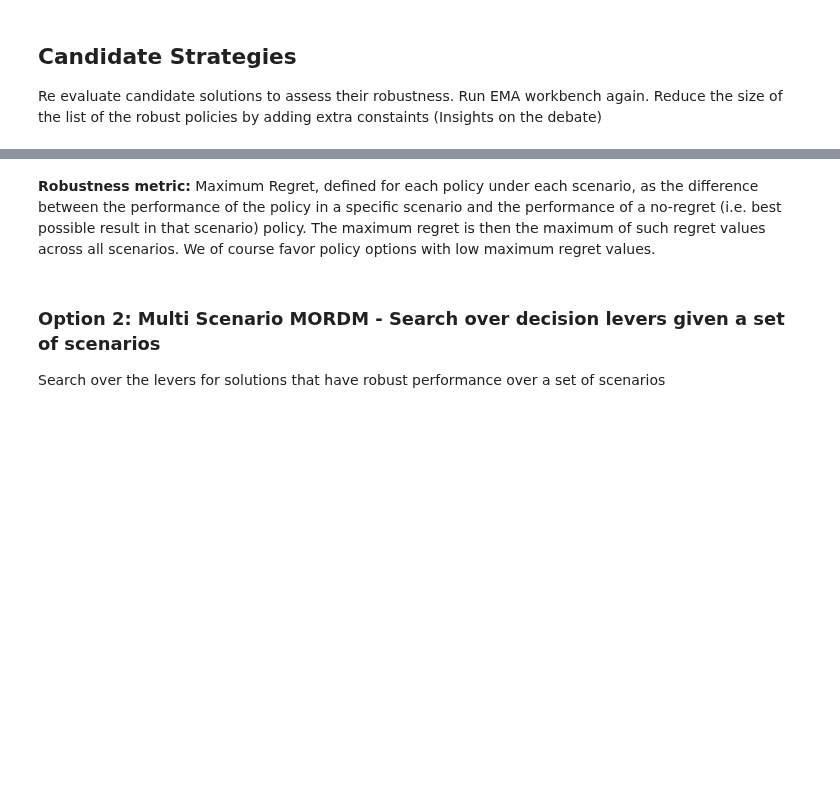
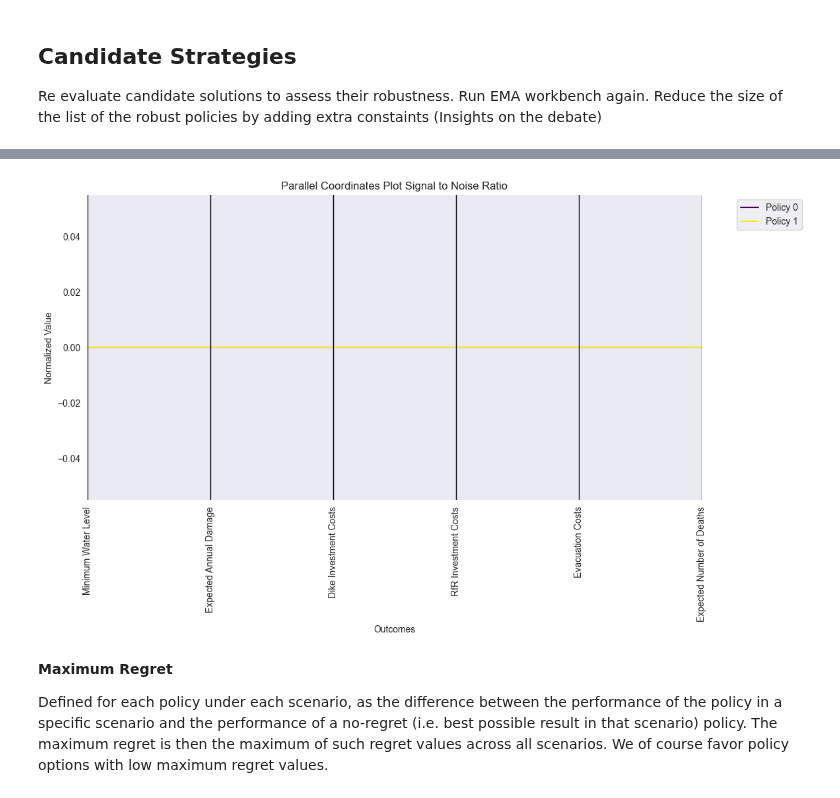
Before and after one commit to daniela1998/MBDM-Group-1, a Jupyter notebook: MORDM.ipynb, the cells around one changed output, grey strips where cells are left out. Saved outputs shown, nothing was run; the diff lists cells and outputs as text; code cells hidden in the pictures; blank space fills up the shorter version.

```diff
--- a/MORDM.ipynb
+++ b/MORDM.ipynb
@@ -287,2 +287,62 @@ sns.boxplot(pd.DataFrame(outcomes))
+# %%
+#Calculate signal to noise scores for every candidate policy
+overall_scores = {}
+for policy in np.unique(experiments['policy']):
+    scores = {}
+
+    logical = experiments['policy']==policy
+
+    for outcome in dike_model.outcomes:
+        value  = outcomes[outcome.name][logical]
+        sn_ratio = s_to_n(value, outcome.kind)
+        scores[outcome.name] = sn_ratio
+    overall_scores[policy] = scores
+scores = pd.DataFrame.from_dict(overall_scores).T
+# %%
+#Plotting with seaborn
+
+import pandas as pd
+import seaborn as sns
+import matplotlib.pyplot as plt
+from pandas.plotting import parallel_coordinates
+
+data1 = scores.copy()
+
+# Normalize the data
+zero_columns = data1.columns[(data1 == 0).all()]
+data_normalized1 = data1.copy()
+for col in data1.columns:
+    if col not in zero_columns:
+        data_normalized1[col] = (data1[col] - data1[col].min()) / (data1[col].max() - data1[col].min())
+
+data_normalized1['class'] = ['Policy ' + str(i) for i in range(len(data_normalized1))]
+
+plt.figure(figsize=(12, 6))
+parallel_coordinates(data_normalized1, 'class', colormap=plt.get_cmap("viridis"))
+
+plt.title("Parallel Coordinates Plot Signal to Noise Ratio")
+plt.xlabel("Outcomes")
+plt.ylabel("Normalized Value")
+
+ax = plt.gca()
+
+#Makes sure that x labels are vertically positioned
+ax.set_xticklabels(ax.get_xticklabels(), rotation=90)
+
+#Makes sure the legend is on the right side of the graph
+plt.legend(bbox_to_anchor=(1.05, 1), loc='upper left')
+
+#Remove the background grid
+plt.grid(False)
+plt.gca().spines['top'].set_visible(False)
+plt.gca().spines['right'].set_visible(False)
+plt.gca().spines['left'].set_visible(False)
+plt.gca().spines['bottom'].set_visible(False)
+
+plt.show()
+# %% [output]
+[figure, added]
 # %% [markdown]
-**Robustness metric:** Maximum Regret, defined for each policy under each scenario, as the difference between the performance of the policy in a specific scenario and the performance of a no-regret (i.e. best possible result in that scenario) policy. The maximum regret is then the maximum of such regret values across all scenarios. We of course favor policy options with low maximum regret values.
+**Maximum Regret**
+
+ Defined for each policy under each scenario, as the difference between the performance of the policy in a specific scenario and the performance of a no-regret (i.e. best possible result in that scenario) policy. The maximum regret is then the maximum of such regret values across all scenarios. We of course favor policy options with low maximum regret values.
@@ -324,3 +348,0 @@ plt.show()
-# %% [markdown]
-### Option 2: Multi Scenario MORDM - Search over decision levers given a set of scenarios
-Search over the levers for solutions that have robust performance over a set of scenarios
```
Also changed, not shown: parts of 34 cells of this notebook.
